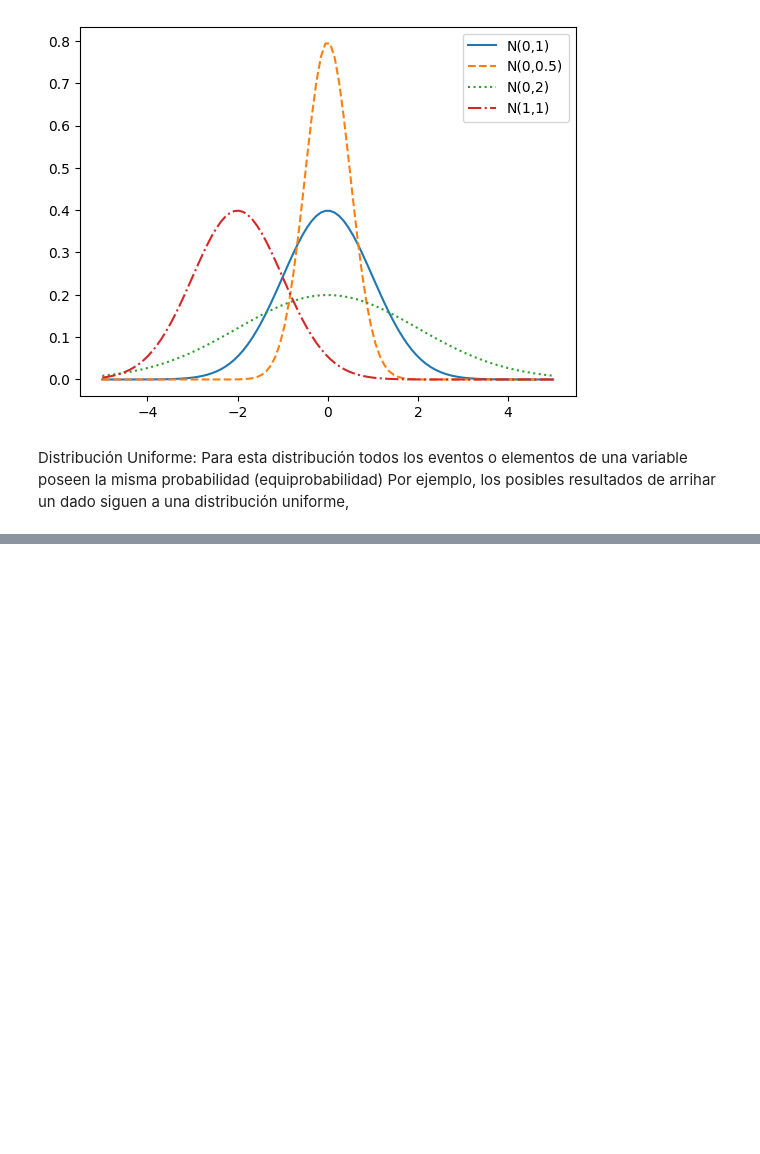
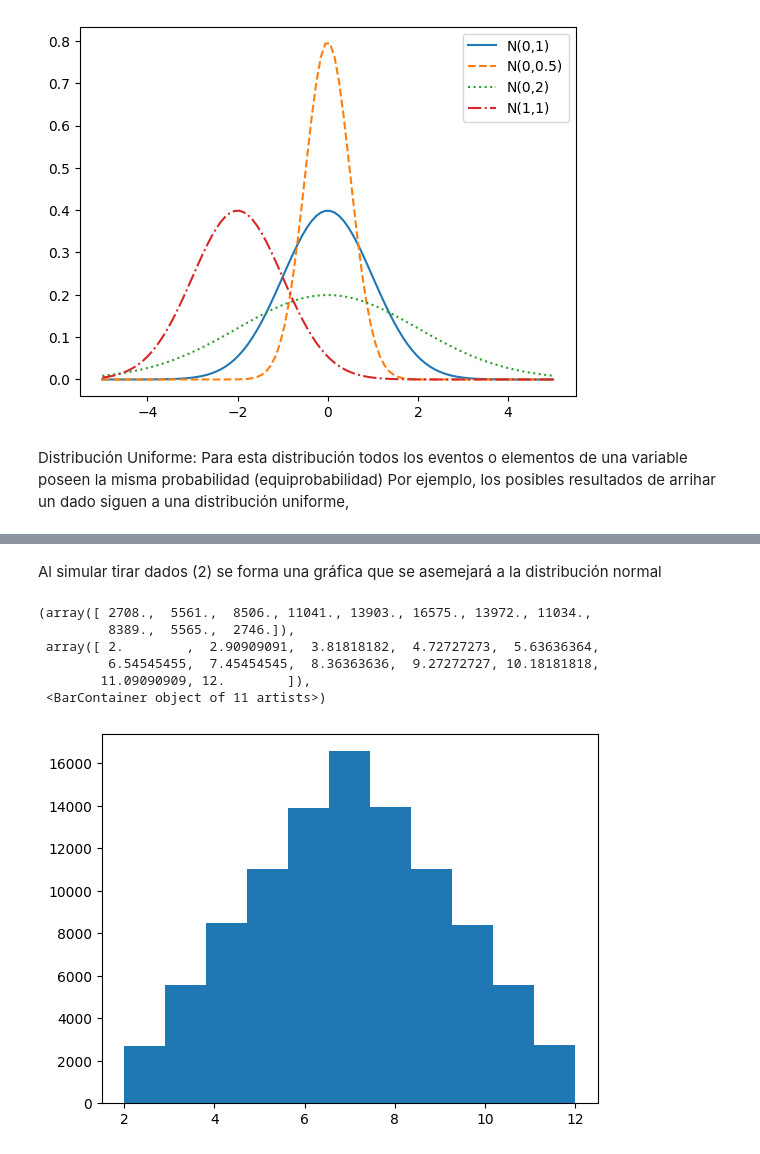
Before and after one commit to LiamSalazar/CienciaDatos, a Jupyter notebook: Distribuciones.ipynb, the cells around one changed output, grey strips where cells are left out. Drawn from its saved outputs; the diff is of its cells as text; code cells hidden in the pictures; blank space fills up the shorter version.

```diff
--- a/Distribuciones.ipynb
+++ b/Distribuciones.ipynb
@@ -36,0 +51,18 @@ Por ejemplo, los posibles resultados de arrihar un dado siguen a una distribuci
+# %% [markdown]
+Al simular tirar dados (2) se forma una gráfica que se asemejará a la distribución normal
+# %%
+import matplotlib.pyplot as plt
+import numpy as np
+
+y = []
+for _ in range(100000):
+    y.append(np.random.randint(1,7) + np.random.randint(1,7))
+plt.hist(y, bins=11)
+# %% [output]
+(array([ 2708.,  5561.,  8506., 11041., 13903., 16575., 13972., 11034.,
+         8389.,  5565.,  2746.]),
+ array([ 2.        ,  2.90909091,  3.81818182,  4.72727273,  5.63636364,
+         6.54545455,  7.45454545,  8.36363636,  9.27272727, 10.18181818,
+        11.09090909, 12.        ]),
+ <BarContainer object of 11 artists>)
+[figure, added]
```
Also changed, not shown: parts of 1 cell of this notebook.
